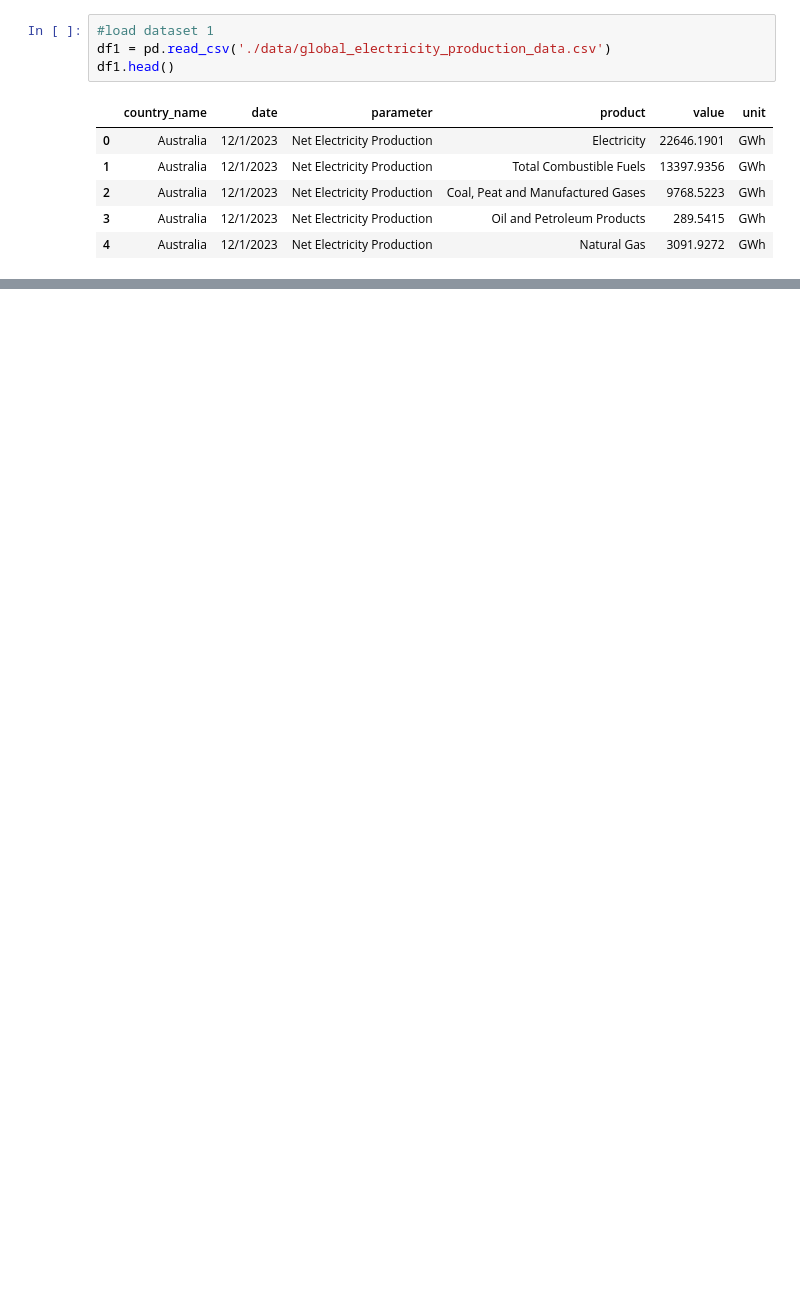
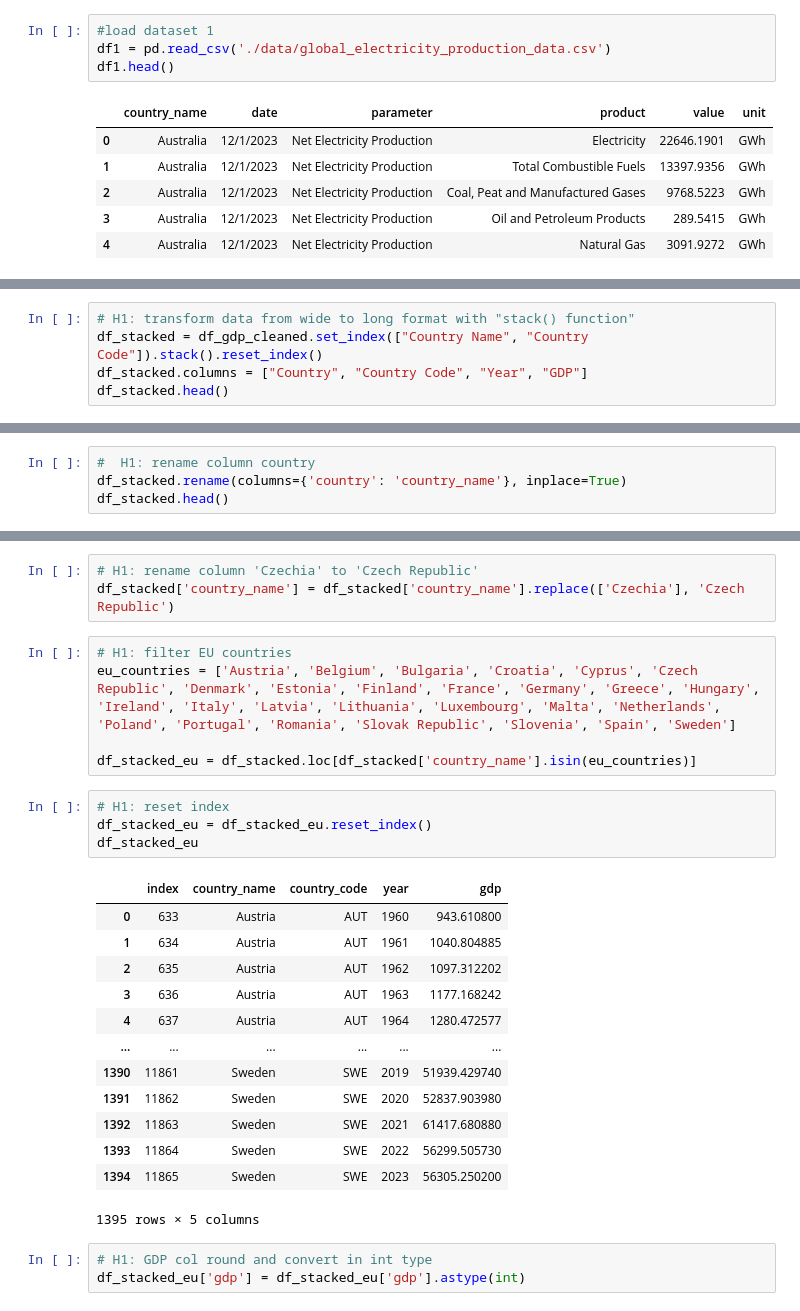
Before and after one commit to NGravereaux/portfolio-project-renewable-evergy-analysis, a Jupyter notebook: main.ipynb, the cells around one changed output, grey strips where cells are left out. Drawn from its saved outputs; the diff is of its cells as text; blank space fills up the shorter version.

```diff
--- a/main.ipynb
+++ b/main.ipynb
@@ -289,0 +298,5 @@ df_main.head()
+# %%
+# H1: transform data from wide to long format with "stack() function"
+df_stacked = df_gdp_cleaned.set_index(["Country Name", "Country Code"]).stack().reset_index()
+df_stacked.columns = ["Country", "Country Code", "Year", "GDP"]
+df_stacked.head()
@@ -289,0 +315,4 @@ df_main.head()
+# %%
+#  H1: rename column country
+df_stacked.rename(columns={'country': 'country_name'}, inplace=True)
+df_stacked.head()
@@ -289,0 +326,29 @@ df_main.head()
+# %%
+# H1: rename column 'Czechia' to 'Czech Republic'
+df_stacked['country_name'] = df_stacked['country_name'].replace(['Czechia'], 'Czech Republic')
+# %%
+# H1: filter EU countries
+eu_countries = ['Austria', 'Belgium', 'Bulgaria', 'Croatia', 'Cyprus', 'Czech Republic', 'Denmark', 'Estonia', 'Finland', 'France', 'Germany', 'Greece', 'Hungary', 'Ireland', 'Italy', 'Latvia', 'Lithuania', 'Luxembourg', 'Malta', 'Netherlands', 'Poland', 'Portugal', 'Romania', 'Slovak Republic', 'Slovenia', 'Spain', 'Sweden']
+
+df_stacked_eu = df_stacked.loc[df_stacked['country_name'].isin(eu_countries)]
+# %%
+# H1: reset index
+df_stacked_eu = df_stacked_eu.reset_index()
+df_stacked_eu
+# %% [output]
+|  | index | country_name | country_code | year | gdp |
+| 0 | 633 | Austria | AUT | 1960 | 943.610800 |
+| 1 | 634 | Austria | AUT | 1961 | 1040.804885 |
+| 2 | 635 | Austria | AUT | 1962 | 1097.312202 |
+| 3 | 636 | Austria | AUT | 1963 | 1177.168242 |
+| 4 | 637 | Austria | AUT | 1964 | 1280.472577 |
+| ... | ... | ... | ... | ... | ... |
+| 1390 | 11861 | Sweden | SWE | 2019 | 51939.429740 |
+| 1391 | 11862 | Sweden | SWE | 2020 | 52837.903980 |
+| 1392 | 11863 | Sweden | SWE | 2021 | 61417.680880 |
+| 1393 | 11864 | Sweden | SWE | 2022 | 56299.505730 |
+| 1394 | 11865 | Sweden | SWE | 2023 | 56305.250200 |
+1395 rows × 5 columns
+# %%
+# H1: GDP col round and convert in int type
+df_stacked_eu['gdp'] = df_stacked_eu['gdp'].astype(int)
```
Also changed, not shown: parts of 82 cells of this notebook, 3 other files.
